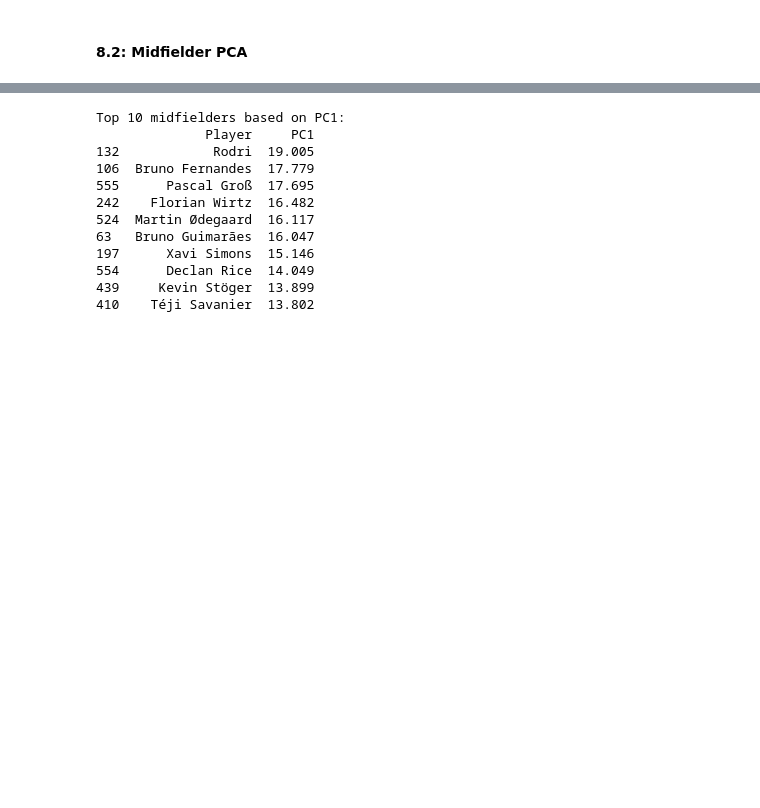
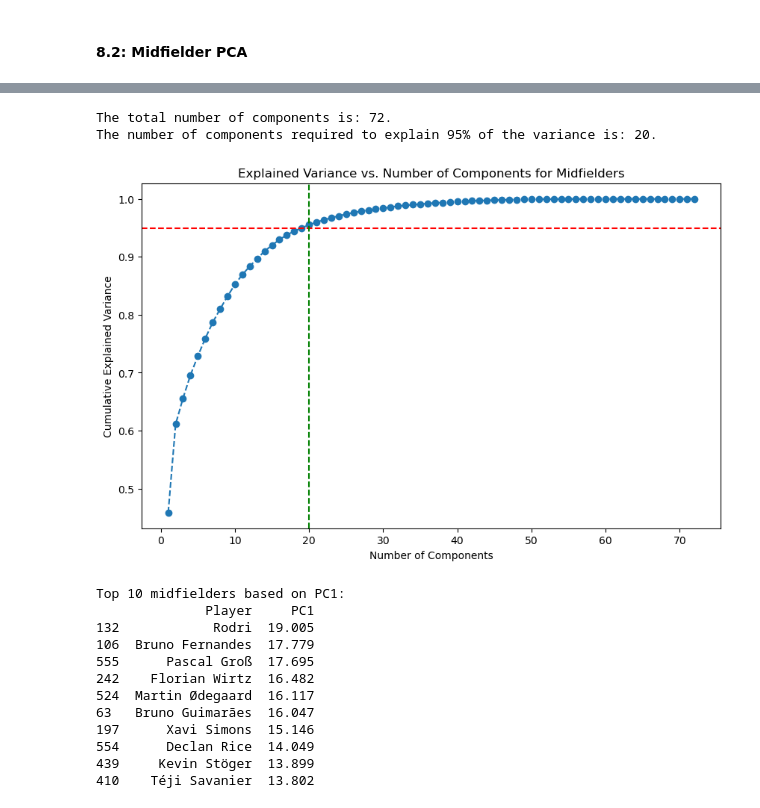
Before and after one commit to kezeani/109aproject, a Jupyter notebook: project.ipynb, the cells around one changed output, grey strips where cells are left out. Saved outputs shown, nothing was run; the diff lists cells and outputs as text; code cells hidden in the pictures; blank space fills up the shorter version.

```diff
--- a/project.ipynb
+++ b/project.ipynb
@@ -611,3 +536,42 @@ The number of components required to explain 95% of the variance is: 20.
+# %%
+midfielders_train, midfielders_test = train_test_split(midfielders, test_size=0.2, random_state=42)
+
+numeric_train = midfielders_train.select_dtypes(include='number').drop(columns=['Player'], errors='ignore').dropna()
+numeric_test = midfielders_test.select_dtypes(include='number').drop(columns=['Player'], errors='ignore').dropna()
+
+
+midfielders_train = midfielders_train.loc[numeric_train.index].reset_index(drop=True)
+midfielders_test = midfielders_test.loc[numeric_test.index].reset_index(drop=True)
+
+
+y_train = midfielders_train['Comp']
+y_test = midfielders_test['Comp']
+
+pca = PCA()
+pca1 = PCA()
+midfielders_pca= pca.fit_transform(numeric_train)
+midfielders_pca1= pca1.fit_transform(numeric_test)
+
+explained_variance_ratio = pca.explained_variance_ratio_
+cumulative_variance = np.cumsum(explained_variance_ratio)
+
+valid_components = np.argmax(cumulative_variance >= 0.95) + 1
+
+print(f"The total number of components is: {pca.n_components_}.")
+print(f"The number of components required to explain 95% of the variance is: {valid_components}.")
+
+plt.figure(figsize=(10, 6))
+plt.plot(range(1, len(cumulative_variance)+1), cumulative_variance,marker='o', linestyle='--')
+plt.axhline(y=0.95, color='r', linestyle='--', label='95% Variance Threshold')
+plt.axvline(x=valid_components, color='g', linestyle='--', label=f'{valid_components} Components')
+plt.xlabel('Number of Components')
+plt.ylabel('Cumulative Explained Variance')
+plt.title('Explained Variance vs. Number of Components for Midfielders')
+plt.show()
+# %% [output]
+The total number of components is: 72.
+The number of components required to explain 95% of the variance is: 20.
+[figure, added]
 # %%
 midfielders_train['PC1'] = midfielders_pca[:, 0]
 midfielders_train['PC2'] = midfielders_pca[:, 1]
```
Also changed, not shown: parts of 10 cells of this notebook.
